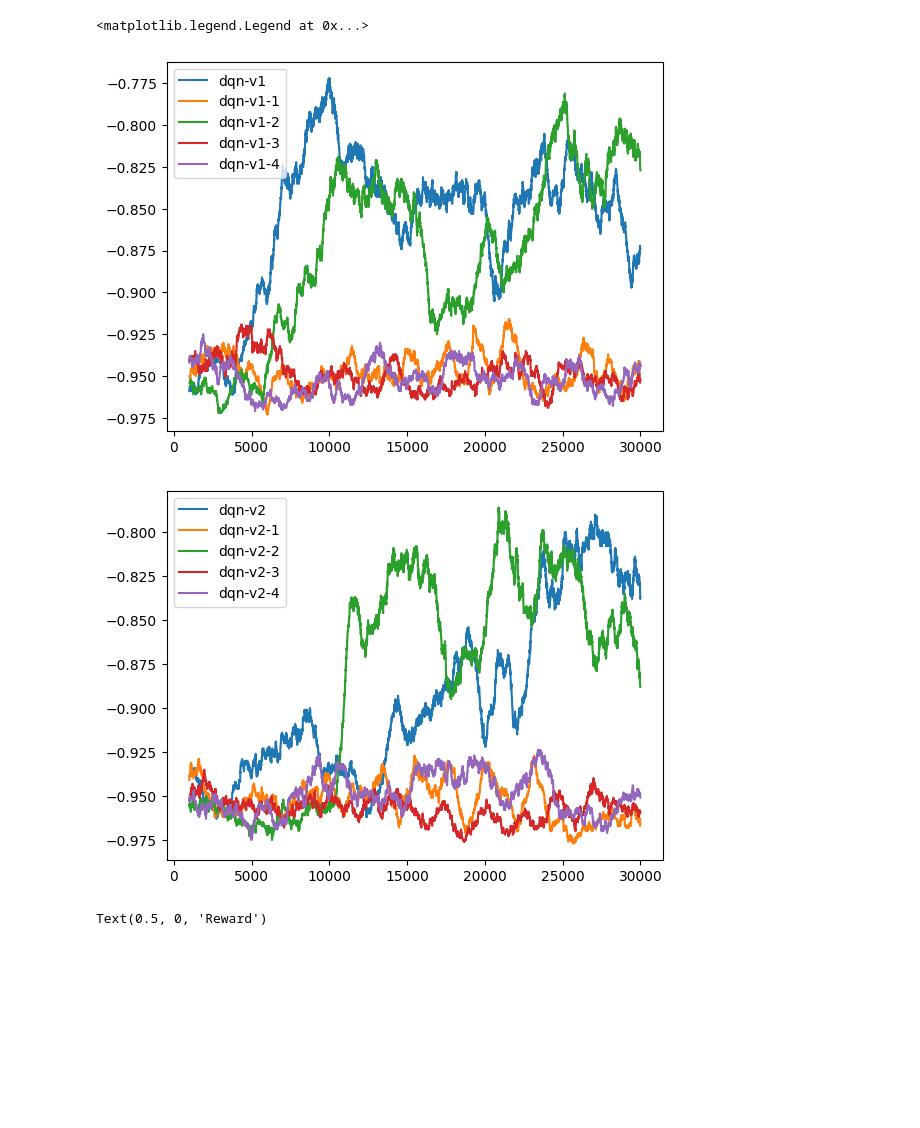
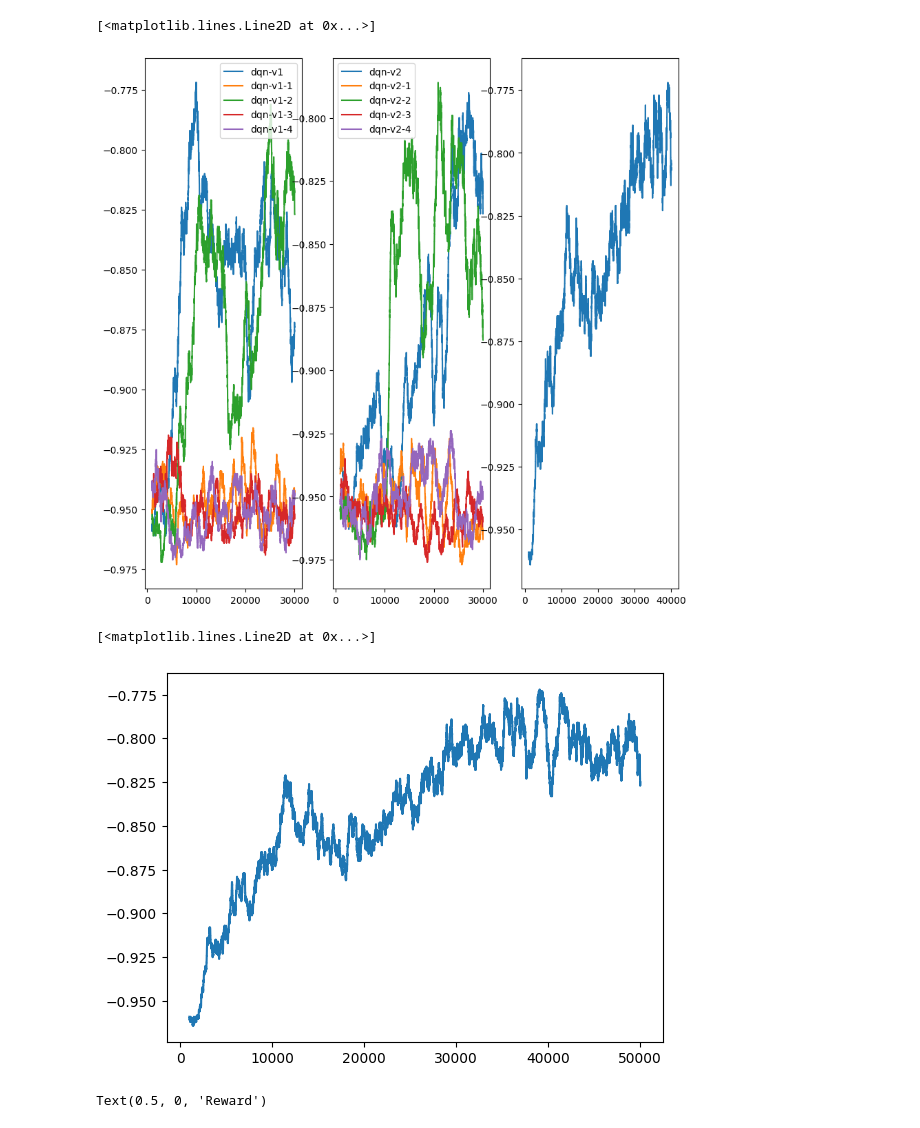
Before and after one commit to fredpell1/snake-RL, a Jupyter notebook: src/plot.ipynb, the cells around one changed output. Cells and saved outputs as stored; diff of their text form; code cells hidden in the pictures; blank space fills up the shorter version.

```diff
--- a/src/plot.ipynb
+++ b/src/plot.ipynb
@@ -15,6 +15,8 @@ reward_dqn_v_2_1 = np.loadtxt('../outputs/dqn-v2-1-test.txt')
 reward_dqn_v_2_2 = np.loadtxt('../outputs/dqn-v2-2-test.txt')
 reward_dqn_v_2_3 = np.loadtxt('../outputs/dqn-v2-3-test.txt')
 reward_dqn_v_2_4 = np.loadtxt('../outputs/dqn-v2-4-test.txt')
+
+rewards_dqn_cnn_v1 = np.loadtxt('../outputs/dqn-cnn-v1.txt')
 rewards_random = np.loadtxt('../outputs/random.txt')
 # %%
 def running_average(window_size, data):
@@ -25,23 +27,31 @@ def running_average(window_size, data):
         average_data.insert(0, np.nan)
     return average_data
 # %%
+plt.figure(figsize=(10,10))
+plt.subplot(131)
 plt.plot(running_average(1000,rewards_dqn_v1),label= 'dqn-v1')
 plt.plot(running_average(1000,reward_dqn_v_1_1),label= 'dqn-v1-1')
 plt.plot(running_average(1000,reward_dqn_v_1_2),label= 'dqn-v1-2')
 plt.plot(running_average(1000,reward_dqn_v_1_3),label= 'dqn-v1-3')
 plt.plot(running_average(1000,reward_dqn_v_1_4),label= 'dqn-v1-4')
 plt.legend()
-plt.figure()
+plt.subplot(132)
 plt.plot(running_average(1000,rewards_dqn_v2),label= 'dqn-v2')
 plt.plot(running_average(1000,reward_dqn_v_2_1),label= 'dqn-v2-1')
 plt.plot(running_average(1000,reward_dqn_v_2_2),label= 'dqn-v2-2')
 plt.plot(running_average(1000,reward_dqn_v_2_3),label= 'dqn-v2-3')
 plt.plot(running_average(1000,reward_dqn_v_2_4),label= 'dqn-v2-4')
 plt.legend()
+plt.subplot(133)
+plt.plot(running_average(1000,rewards_dqn_cnn_v1), label='dqn-cnn-v1')
 # %% [output]
-<matplotlib.legend.Legend at 0x...>
+[<matplotlib.lines.Line2D at 0x...>]
-[figure, old version]
+[figure, new version]
-[figure, removed]
+# %%
+plt.plot(running_average(1000,rewards_dqn_cnn_v1), label='dqn-cnn-v1')
+# %% [output]
+[<matplotlib.lines.Line2D at 0x...>]
+[figure, added]
 # %%
 def plot_reward_distribution(data, agent):
     plt.hist(data)
```
Also changed, not shown: 2 other files.
